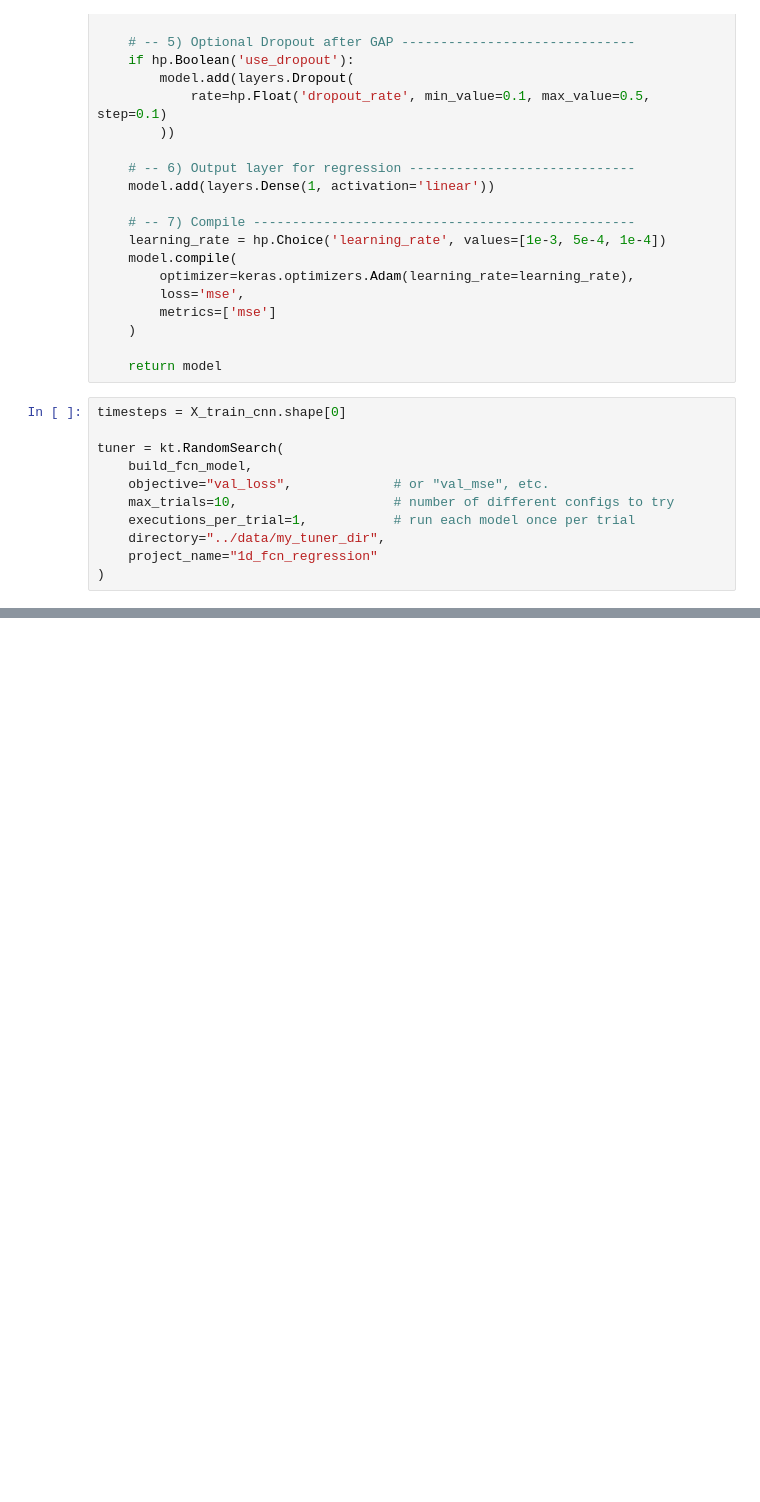
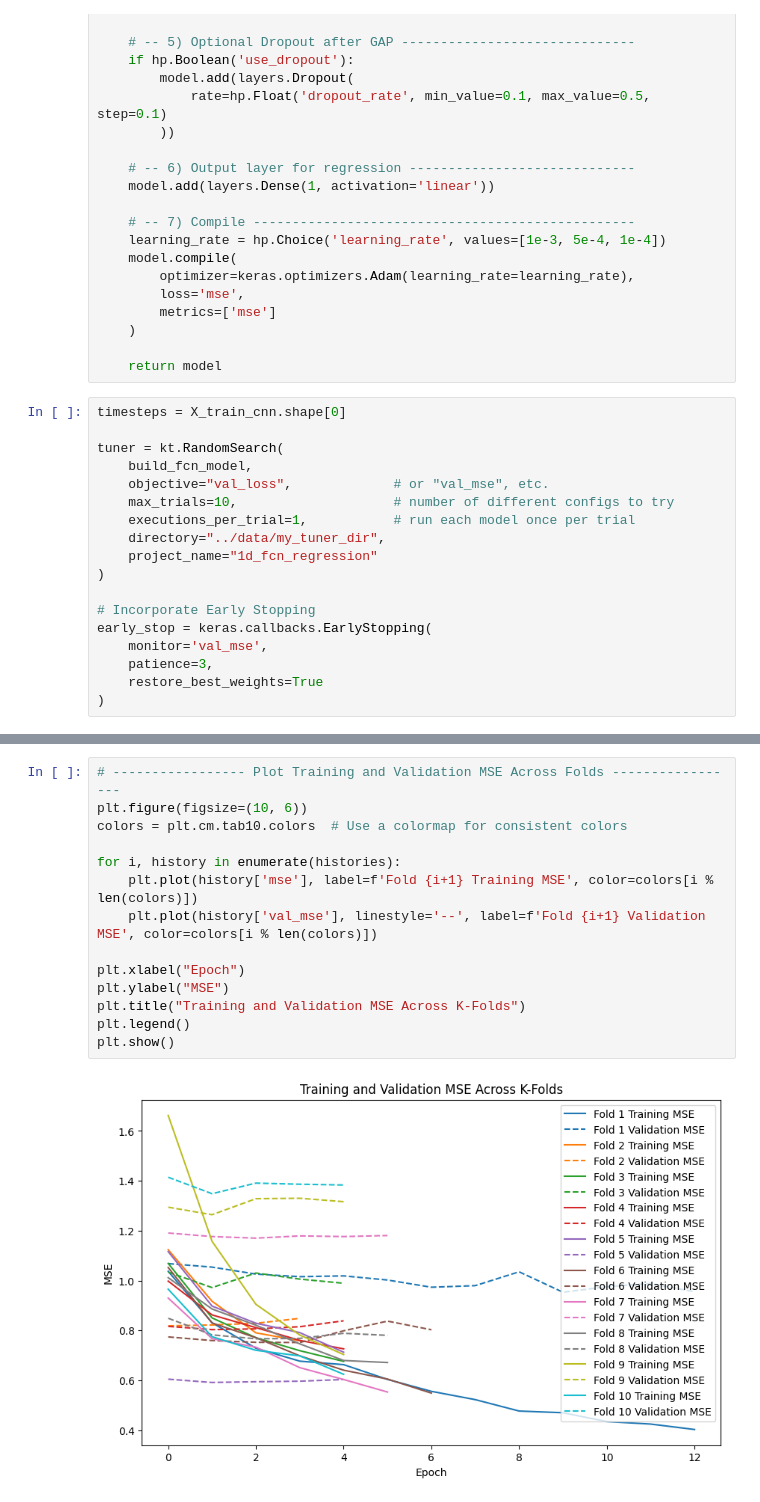
Before and after one commit to liamkirkpatrick/ess469_final, a Jupyter notebook: notebooks-part3/FCN.ipynb, the cells around one changed output, grey strips where cells are left out. Saved outputs shown, nothing was run; the diff lists cells and outputs as text; blank space fills up the shorter version.

```diff
--- a/notebooks-part3/FCN.ipynb
+++ b/notebooks-part3/FCN.ipynb
@@ -170,3 +163,10 @@ tuner = kt.RandomSearch(
     directory="../data/my_tuner_dir",
     project_name="1d_fcn_regression"
 )
+
+# Incorporate Early Stopping
+early_stop = keras.callbacks.EarlyStopping(
+    monitor='val_mse',
+    patience=3,
+    restore_best_weights=True
+)
@@ -254,0 +299,16 @@ Test R^2: 0.046879746499308816
+# %%
+# ----------------- Plot Training and Validation MSE Across Folds -----------------
+plt.figure(figsize=(10, 6))
+colors = plt.cm.tab10.colors  # Use a colormap for consistent colors
+
+for i, history in enumerate(histories):
+    plt.plot(history['mse'], label=f'Fold {i+1} Training MSE', color=colors[i % len(colors)])
+    plt.plot(history['val_mse'], linestyle='--', label=f'Fold {i+1} Validation MSE', color=colors[i % len(colors)])
+
+plt.xlabel("Epoch")
+plt.ylabel("MSE")
+plt.title("Training and Validation MSE Across K-Folds")
+plt.legend()
+plt.show()
+# %% [output]
+[figure, added]
```
Also changed, not shown: parts of 14 cells of this notebook, 4 other files.
